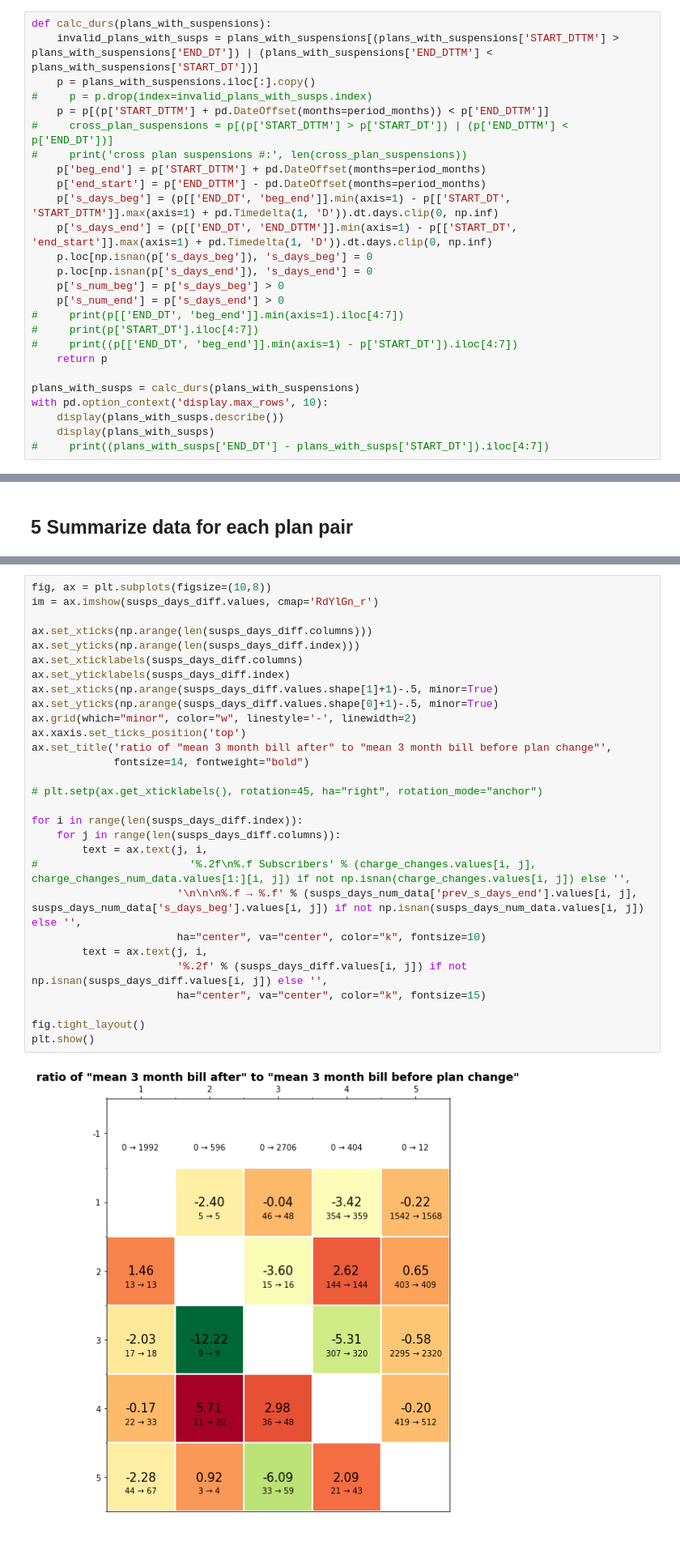
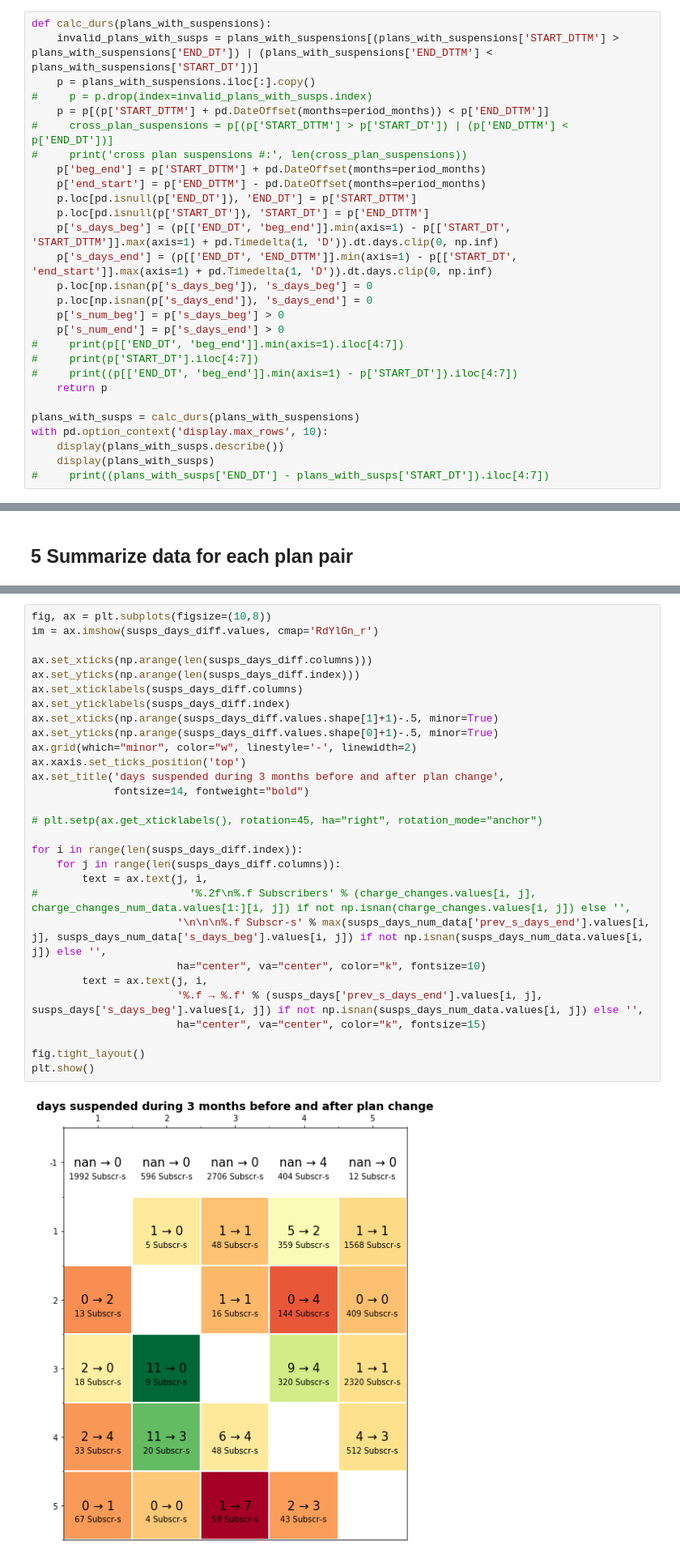
Before and after one commit to anatol-grabowski/test_task_plans_data, a Jupyter notebook: task3.ipynb, the cells around one changed output, grey strips where cells are left out. Shown at 81% size. Drawn from its saved outputs; the diff is of its cells as text.

```diff
--- a/task3.ipynb
+++ b/task3.ipynb
@@ -541,6 +541,8 @@ def calc_durs(plans_with_suspensions):
 #     print('cross plan suspensions #:', len(cross_plan_suspensions))
     p['beg_end'] = p['START_DTTM'] + pd.DateOffset(months=period_months)
     p['end_start'] = p['END_DTTM'] - pd.DateOffset(months=period_months)
+    p.loc[pd.isnull(p['END_DT']), 'END_DT'] = p['START_DTTM']
+    p.loc[pd.isnull(p['START_DT']), 'START_DT'] = p['END_DTTM']
     p['s_days_beg'] = (p[['END_DT', 'beg_end']].min(axis=1) - p[['START_DT', 'START_DTTM']].max(axis=1) + pd.Timedelta(1, 'D')).dt.days.clip(0, np.inf)
     p['s_days_end'] = (p[['END_DT', 'END_DTTM']].min(axis=1) - p[['START_DT', 'end_start']].max(axis=1) + pd.Timedelta(1, 'D')).dt.days.clip(0, np.inf)
     p.loc[np.isnan(p['s_days_beg']), 's_days_beg'] = 0
@@ -742,31 +730,31 @@ datapoints number:
 # %%
 fig, ax = plt.subplots(figsize=(10,8))
 im = ax.imshow(susps_days_diff.values, cmap='RdYlGn_r')
 
 ax.set_xticks(np.arange(len(susps_days_diff.columns)))
 ax.set_yticks(np.arange(len(susps_days_diff.index)))
 ax.set_xticklabels(susps_days_diff.columns)
 ax.set_yticklabels(susps_days_diff.index)
 ax.set_xticks(np.arange(susps_days_diff.values.shape[1]+1)-.5, minor=True)
 ax.set_yticks(np.arange(susps_days_diff.values.shape[0]+1)-.5, minor=True)
 ax.grid(which="minor", color="w", linestyle='-', linewidth=2)
 ax.xaxis.set_ticks_position('top')
-ax.set_title('ratio of "mean 3 month bill after" to "mean 3 month bill before plan change"',
+ax.set_title('days suspended during 3 months before and after plan change',
              fontsize=14, fontweight="bold")
 
 # plt.setp(ax.get_xticklabels(), rotation=45, ha="right", rotation_mode="anchor")
 
 for i in range(len(susps_days_diff.index)):
     for j in range(len(susps_days_diff.columns)):
         text = ax.text(j, i,
 #                        '%.2f\n%.f Subscribers' % (charge_changes.values[i, j], charge_changes_num_data.values[1:][i, j]) if not np.isnan(charge_changes.values[i, j]) else '',
-                       '\n\n\n%.f → %.f' % (susps_days_num_data['prev_s_days_end'].values[i, j], susps_days_num_data['s_days_beg'].values[i, j]) if not np.isnan(susps_days_num_data.values[i, j]) else '',
+                       '\n\n\n%.f Subscr-s' % max(susps_days_num_data['prev_s_days_end'].values[i, j], susps_days_num_data['s_days_beg'].values[i, j]) if not np.isnan(susps_days_num_data.values[i, j]) else '',
                        ha="center", va="center", color="k", fontsize=10)
         text = ax.text(j, i,
-                       '%.2f' % (susps_days_diff.values[i, j]) if not np.isnan(susps_days_diff.values[i, j]) else '',
+                       '%.f → %.f' % (susps_days['prev_s_days_end'].values[i, j], susps_days['s_days_beg'].values[i, j]) if not np.isnan(susps_days_num_data.values[i, j]) else '',
                        ha="center", va="center", color="k", fontsize=15)
 
 fig.tight_layout()
 plt.show()
 # %% [output]
-[figure, old version]
+[figure, new version]
```
Also changed, not shown: parts of 6 cells of this notebook.
